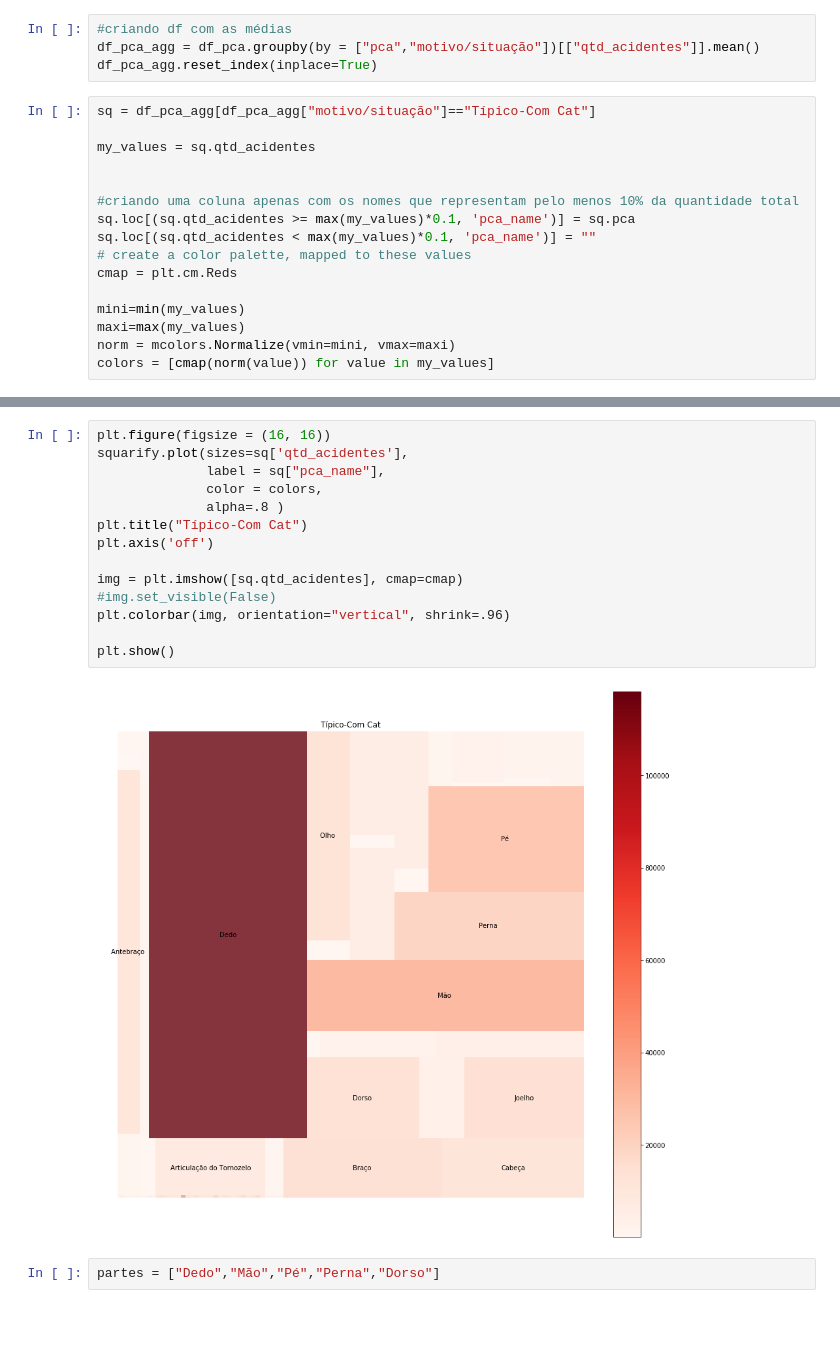
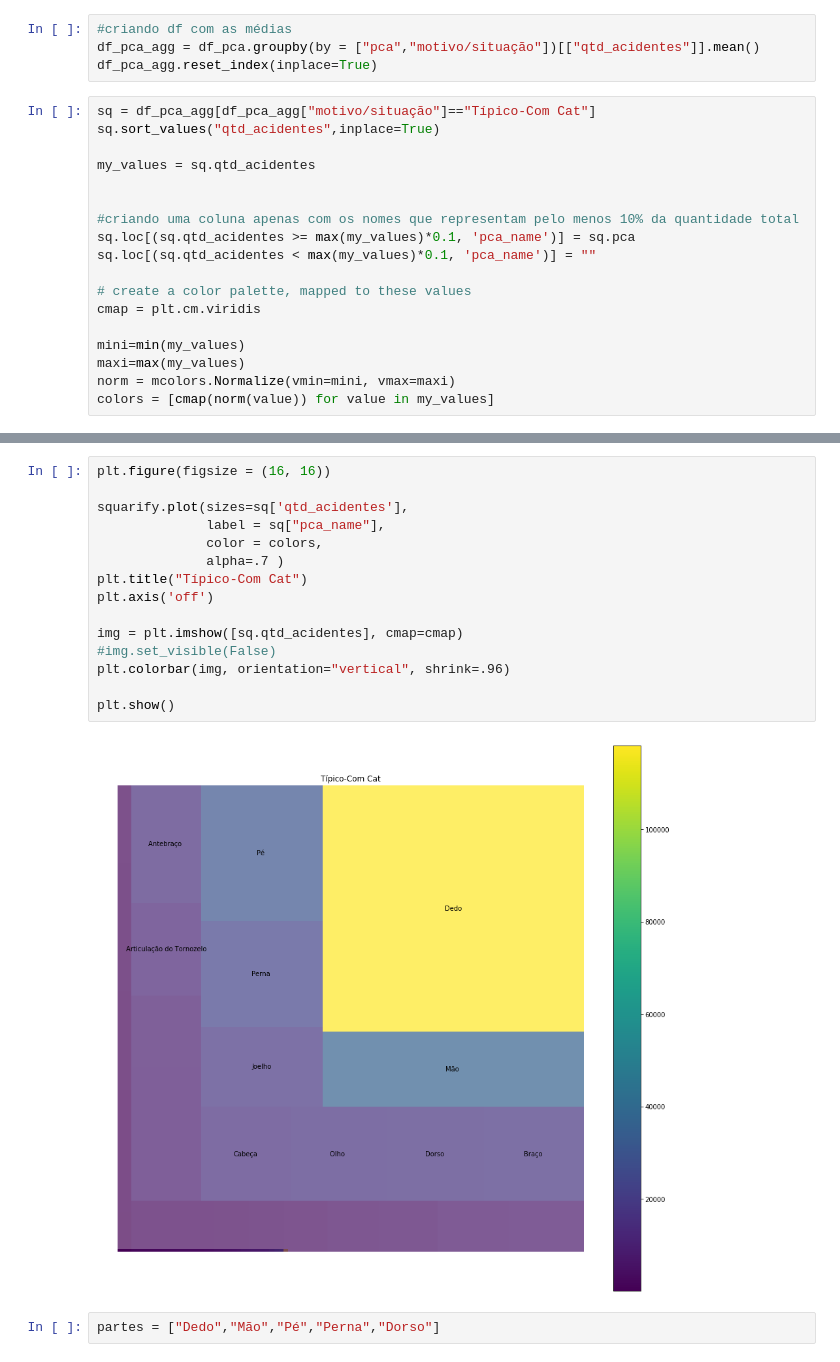
Before and after one commit to lorransr/CAT, a Jupyter notebook: Acidentes_de_Trabalho.ipynb, the cells around one changed output, grey strips where cells are left out. Drawn from its saved outputs; the diff is of its cells as text; blank space fills up the shorter version.

```diff
--- a/Acidentes_de_Trabalho.ipynb
+++ b/Acidentes_de_Trabalho.ipynb
@@ -1030,6 +1030,7 @@ df_pca_agg = df_pca.groupby(by = ["pca","motivo/situação"])[["qtd_acidentes"]]
 df_pca_agg.reset_index(inplace=True)
 # %%
 sq = df_pca_agg[df_pca_agg["motivo/situação"]=="Típico-Com Cat"]
+sq.sort_values("qtd_acidentes",inplace=True)
 
 my_values = sq.qtd_acidentes
 
@@ -1037,8 +1038,9 @@ my_values = sq.qtd_acidentes
 #criando uma coluna apenas com os nomes que representam pelo menos 10% da quantidade total
 sq.loc[(sq.qtd_acidentes >= max(my_values)*0.1, 'pca_name')] = sq.pca
 sq.loc[(sq.qtd_acidentes < max(my_values)*0.1, 'pca_name')] = ""
+
 # create a color palette, mapped to these values
-cmap = plt.cm.Reds
+cmap = plt.cm.viridis
 
 mini=min(my_values)
 maxi=max(my_values)
@@ -1067,19 +1064,20 @@ sq.head()
 # %%
 plt.figure(figsize = (16, 16))
+
 squarify.plot(sizes=sq['qtd_acidentes'],
               label = sq["pca_name"],
               color = colors,
-              alpha=.8 )
+              alpha=.7 )
 plt.title("Típico-Com Cat")
 plt.axis('off')
 
 img = plt.imshow([sq.qtd_acidentes], cmap=cmap)
 #img.set_visible(False)
 plt.colorbar(img, orientation="vertical", shrink=.96)
 
 plt.show()
 # %% [output]
-[figure, old version]
+[figure, new version]
 # %%
 partes = ["Dedo","Mão","Pé","Perna","Dorso"]
 # %%
```
Also changed, not shown: parts of 2 cells of this notebook.
